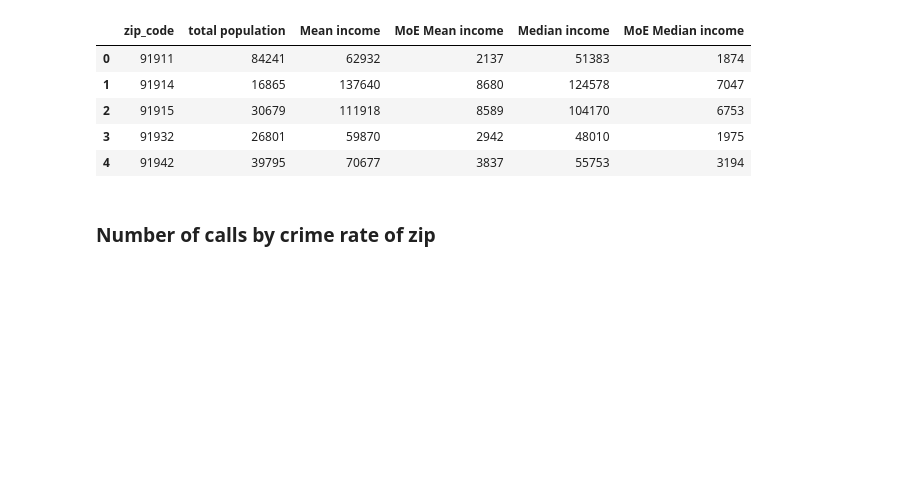
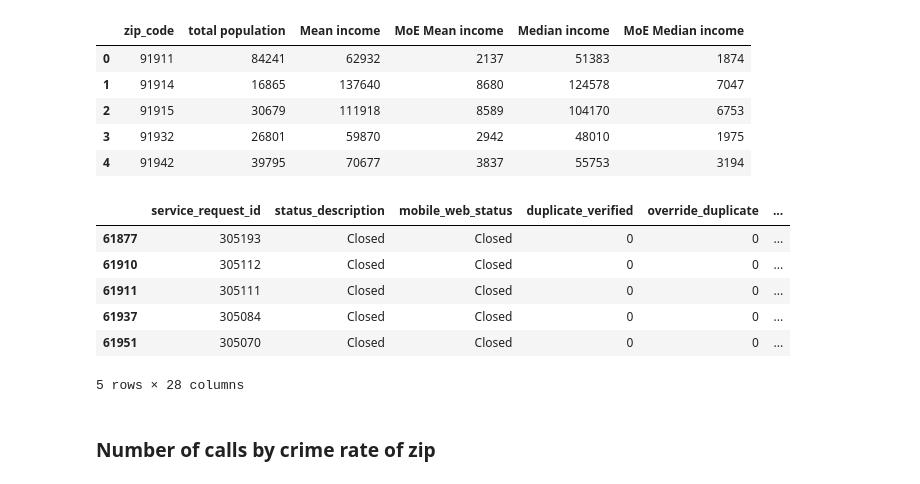
Before and after one commit to farhadOmidvar/311-San-Diego, a Jupyter notebook: notebooks/charts_all.ipynb, the cells around one changed output. Drawn from its saved outputs; the diff is of its cells as text; code cells hidden in the pictures; blank space fills up the shorter version.

```diff
--- a/notebooks/charts_all.ipynb
+++ b/notebooks/charts_all.ipynb
@@ -112,3 +124,13 @@ pop_income_df.head()
 | 2 | 91915 | 30679 | 111918 | 8589 | 104170 | 6753 |
 | 3 | 91932 | 26801 | 59870 | 2942 | 48010 | 1975 |
 | 4 | 91942 | 39795 | 70677 | 3837 | 55753 | 3194 |
+# %%
+df.head()
+# %% [output]
+|  | service_request_id | status_description | mobile_web_status | duplicate_verified | override_duplicate | ... |
+| 61877 | 305193 | Closed | Closed | 0 | 0 | ... |
+| 61910 | 305112 | Closed | Closed | 0 | 0 | ... |
+| 61911 | 305111 | Closed | Closed | 0 | 0 | ... |
+| 61937 | 305084 | Closed | Closed | 0 | 0 | ... |
+| 61951 | 305070 | Closed | Closed | 0 | 0 | ... |
+5 rows × 28 columns
```
Also changed, not shown: parts of 2 cells of this notebook.
